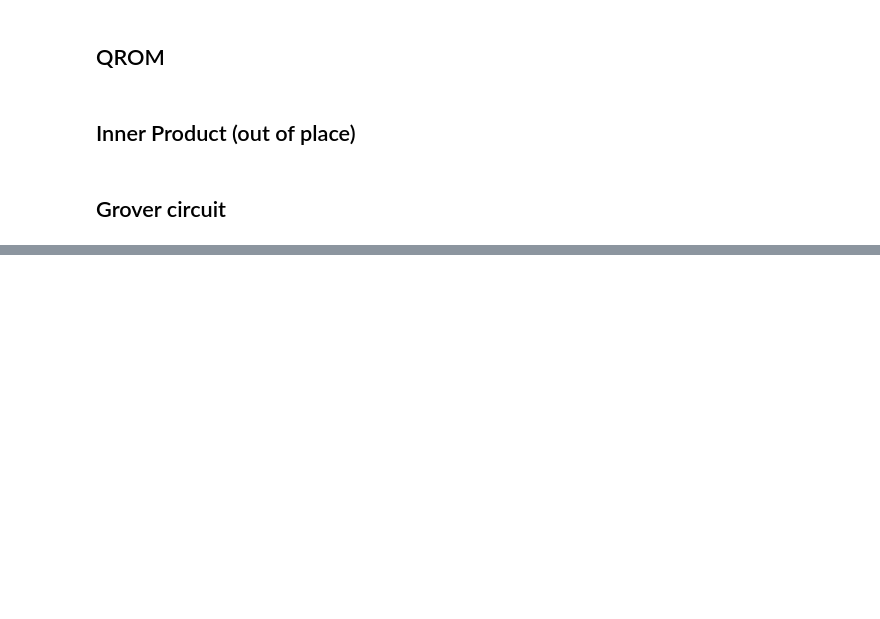
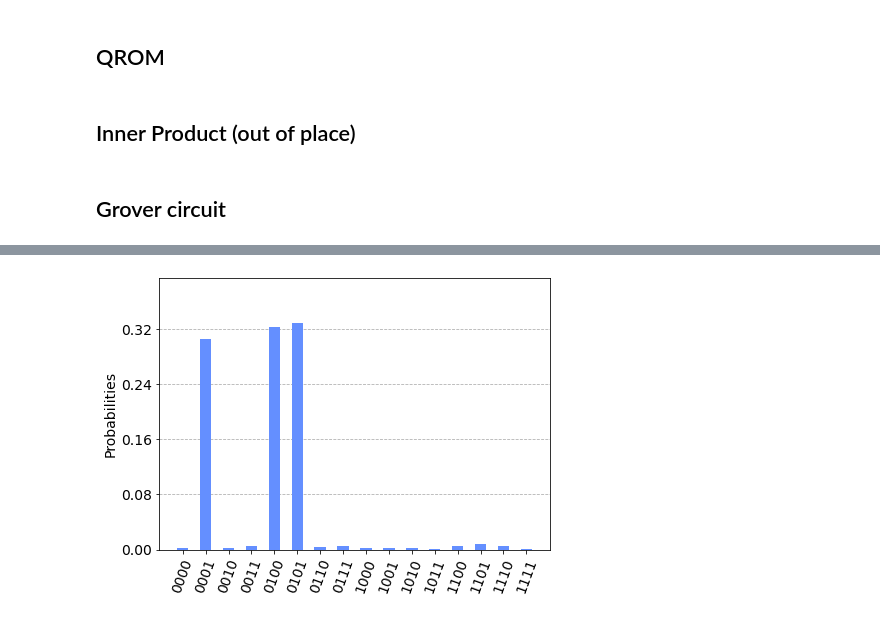
Before and after one commit to ausbin/qvmp, a Jupyter notebook: src/qvmp_grover.ipynb, the cells around one changed output, grey strips where cells are left out. Drawn from its saved outputs; the diff is of its cells as text; code cells hidden in the pictures; blank space fills up the shorter version.

```diff
--- a/src/qvmp_grover.ipynb
+++ b/src/qvmp_grover.ipynb
@@ -201,0 +216,6 @@ address_1: ─┤ U2(0,π) ├──░─┤ U2(0,π) ├─░─┤ X ├─
+# %%
+# fig:qvmp_functionality_pfound_known__1
+result, idx, num_iterations = run_experiment((16,8), 3, seed, is_known=True)
+plot_histogram(result.get_counts(), bar_labels=False)
+# %% [output]
+[figure, added]
```
Also changed, not shown: parts of 15 cells of this notebook, 7 other files.
